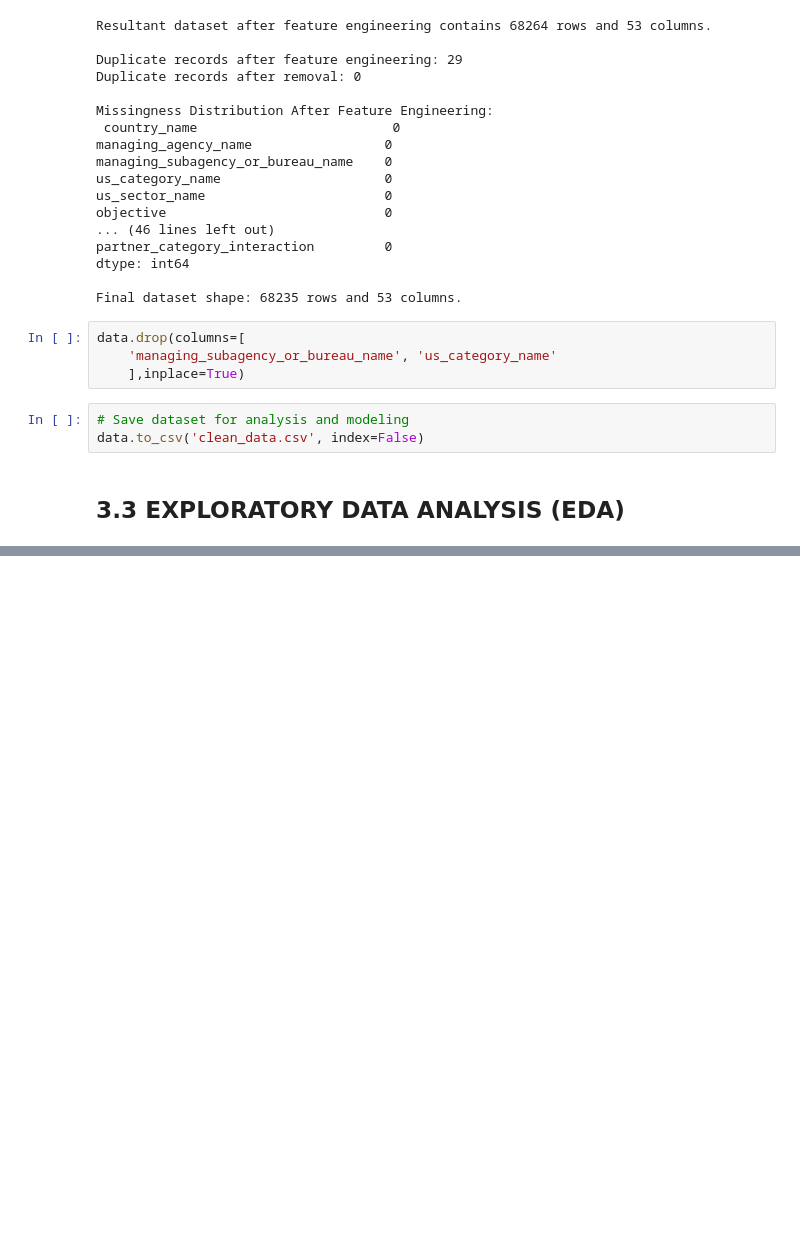
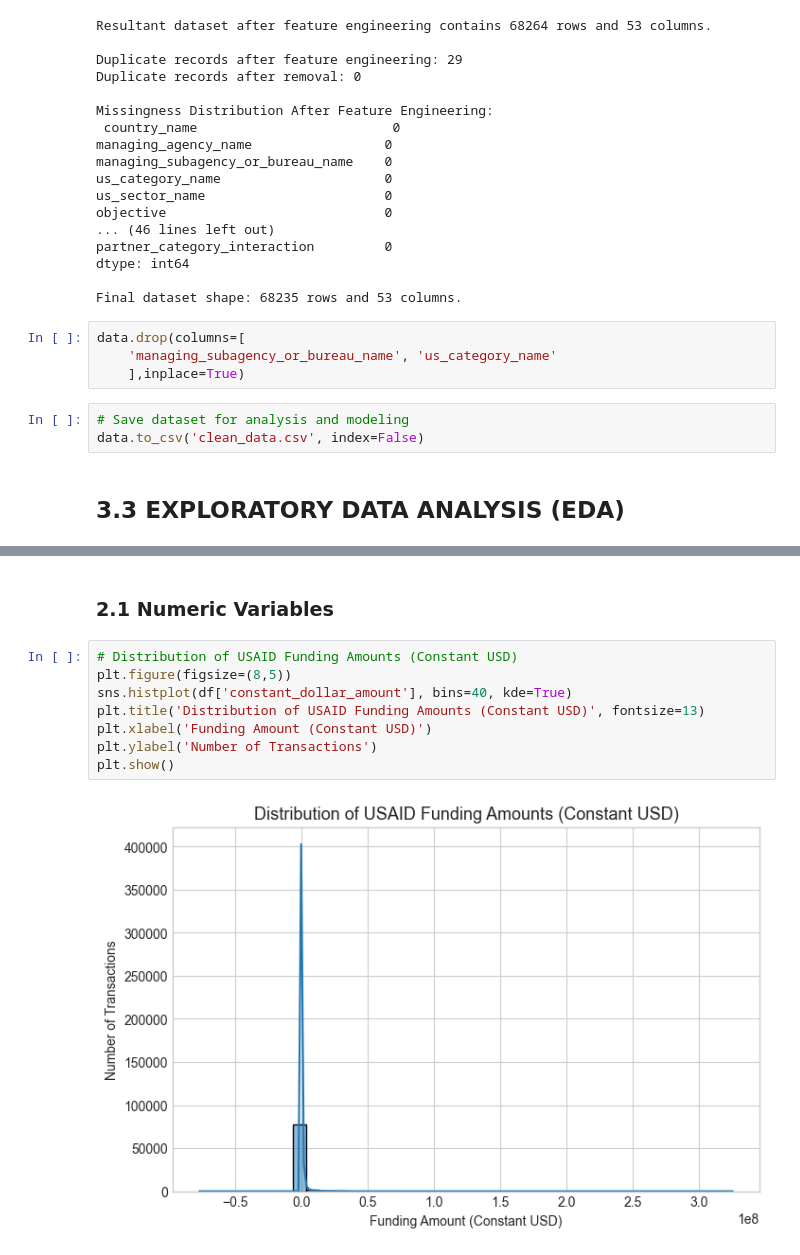
Before and after one commit to Annfelicty/A, a Jupyter notebook: Notebooks/Main.ipynb, the cells around one changed output, grey strips where cells are left out. Saved outputs shown, nothing was run; the diff lists cells and outputs as text; blank space fills up the shorter version.

```diff
--- a/Notebooks/Main.ipynb
+++ b/Notebooks/Main.ipynb
@@ -1373,0 +1493,12 @@ data.to_csv('clean_data.csv', index=False)
+# %% [markdown]
+### 2.1 Numeric Variables
+# %%
+# Distribution of USAID Funding Amounts (Constant USD)
+plt.figure(figsize=(8,5))
+sns.histplot(df['constant_dollar_amount'], bins=40, kde=True)
+plt.title('Distribution of USAID Funding Amounts (Constant USD)', fontsize=13)
+plt.xlabel('Funding Amount (Constant USD)')
+plt.ylabel('Number of Transactions')
+plt.show()
+# %% [output]
+[figure, added]
```
Also changed, not shown: parts of 37 cells of this notebook, 1 other file.
